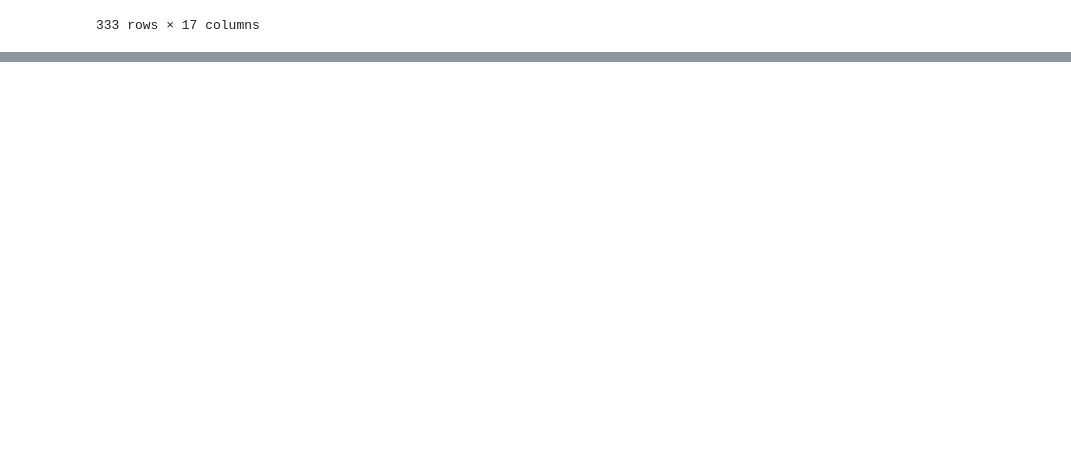
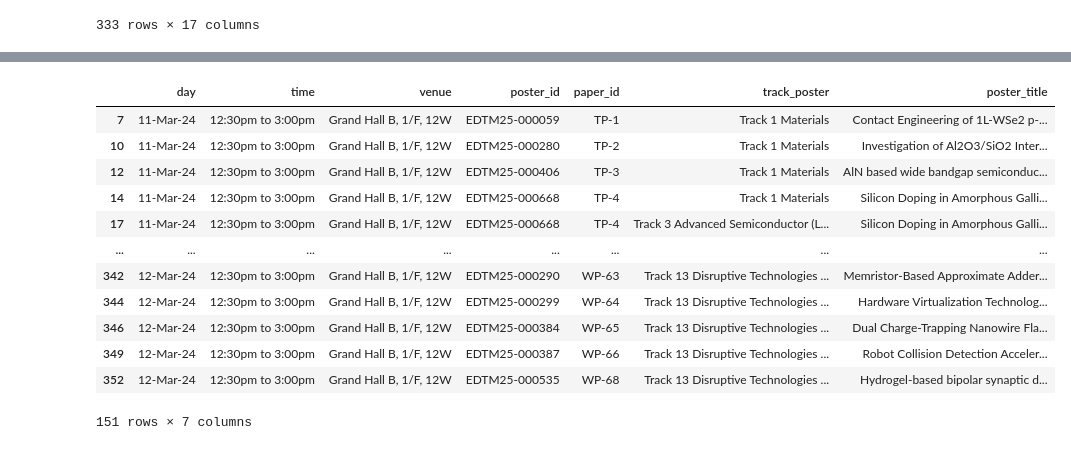
Before and after one commit to PengmyHKU/EDTM_proceeding, a Jupyter notebook: process.ipynb, the cells around one changed output, grey strips where cells are left out. Drawn from its saved outputs; the diff is of its cells as text; code cells hidden in the pictures; blank space fills up the shorter version.

```diff
--- a/process.ipynb
+++ b/process.ipynb
@@ -574,0 +706,4 @@ program_new
+# %%
+poster.drop(columns='content',inplace=True)
+# %%
+poster.drop_duplicates(inplace=True)
@@ -574,0 +714,18 @@ program_new
+# %%
+poster.dropna(inplace=True)
+# %%
+poster
+# %% [output]
+|  | day | time | venue | poster_id | paper_id | track_poster | poster_title |
+| 7 | 11-Mar-24 | 12:30pm to 3:00pm | Grand Hall B, 1/F, 12W | EDTM25-000059 | TP-1 | Track 1 Materials | Contact Engineering of 1L-WSe2 p-... |
+| 10 | 11-Mar-24 | 12:30pm to 3:00pm | Grand Hall B, 1/F, 12W | EDTM25-000280 | TP-2 | Track 1 Materials | Investigation of Al2O3/SiO2 Inter... |
+| 12 | 11-Mar-24 | 12:30pm to 3:00pm | Grand Hall B, 1/F, 12W | EDTM25-000406 | TP-3 | Track 1 Materials | AlN based wide bandgap semiconduc... |
+| 14 | 11-Mar-24 | 12:30pm to 3:00pm | Grand Hall B, 1/F, 12W | EDTM25-000668 | TP-4 | Track 1 Materials | Silicon Doping in Amorphous Galli... |
+| 17 | 11-Mar-24 | 12:30pm to 3:00pm | Grand Hall B, 1/F, 12W | EDTM25-000668 | TP-4 | Track 3 Advanced Semiconductor (L... | Silicon Doping in Amorphous Galli... |
+| ... | ... | ... | ... | ... | ... | ... | ... |
+| 342 | 12-Mar-24 | 12:30pm to 3:00pm | Grand Hall B, 1/F, 12W | EDTM25-000290 | WP-63 | Track 13 Disruptive Technologies ... | Memristor-Based Approximate Adder... |
+| 344 | 12-Mar-24 | 12:30pm to 3:00pm | Grand Hall B, 1/F, 12W | EDTM25-000299 | WP-64 | Track 13 Disruptive Technologies ... | Hardware Virtualization Technolog... |
+| 346 | 12-Mar-24 | 12:30pm to 3:00pm | Grand Hall B, 1/F, 12W | EDTM25-000384 | WP-65 | Track 13 Disruptive Technologies ... | Dual Charge-Trapping Nanowire Fla... |
+| 349 | 12-Mar-24 | 12:30pm to 3:00pm | Grand Hall B, 1/F, 12W | EDTM25-000387 | WP-66 | Track 13 Disruptive Technologies ... | Robot Collision Detection Acceler... |
+| 352 | 12-Mar-24 | 12:30pm to 3:00pm | Grand Hall B, 1/F, 12W | EDTM25-000535 | WP-68 | Track 13 Disruptive Technologies ... | Hydrogel-based bipolar synaptic d... |
+151 rows × 7 columns
```
Also changed, not shown: parts of 14 cells of this notebook, 1 other file.
